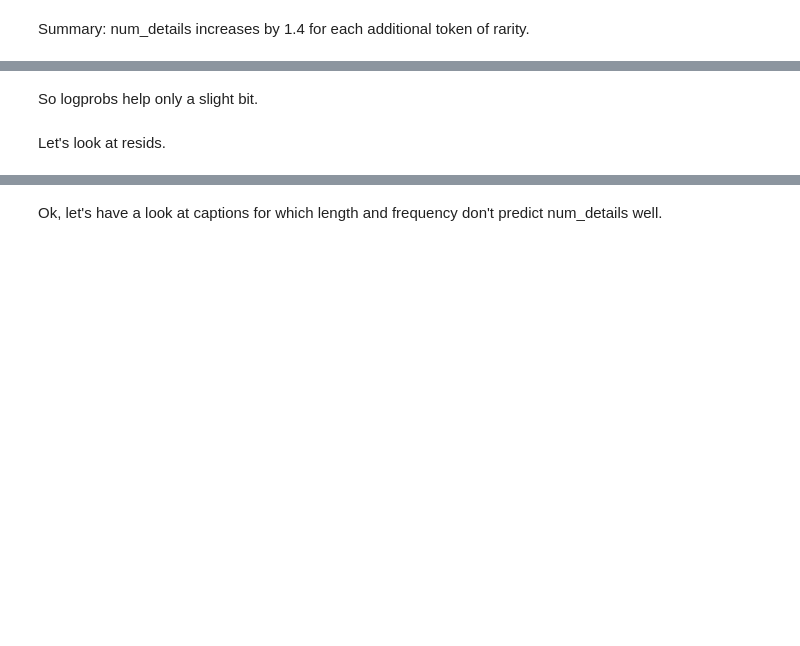
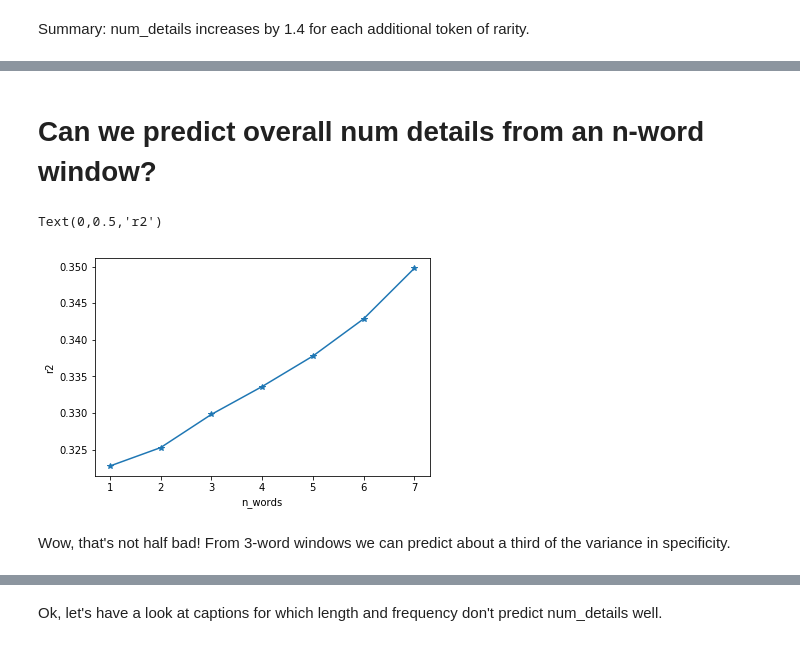
Before and after one commit to kcarnold/textrec, a Jupyter notebook: notebooks/Predict Specificity.ipynb, the cells around one changed output, grey strips where cells are left out. Drawn from its saved outputs; the diff is of its cells as text; code cells hidden in the pictures; blank space fills up the shorter version.

```diff
--- a/notebooks/Predict Specificity.ipynb
+++ b/notebooks/Predict Specificity.ipynb
@@ -168,7 +141,0 @@ memory usage: 18.5+ KB
-# %%
-cols = 'num_tokens mean_logprob_uncond total_logprob_uncond'.split()
-ds = dataset[['image_id'] + cols]
-ds_dummies = pd.get_dummies(ds, columns=['image_id'])
-model = (
-    LinearRegression()
-    .fit(ds_dummies, dataset['num_details']))
@@ -599,4 +266,2 @@ OLS Regression Results
-# %% [markdown]
-So logprobs help only a slight bit.
-# %% [markdown]
-Let's look at resids.
+# %% [markdown]
+# Can we predict overall num details from an n-word window?
@@ -602,0 +274,38 @@ Let's look at resids.
+# %%
+def extract_windows(dataset, n_words):
+    windows = []
+    for row, datum in dataset.iterrows():
+        words = wordfreq.tokenize(datum.text, 'en')
+        freqs = [wordfreq.zipf_frequency(word, 'en') for word in words]
+        for i in range(n_words, len(words)):
+            window = words[i - n_words:i]
+            window_freqs = freqs[i - n_words:i]
+            assert len(window) == n_words
+
+            windows.append(dict(
+                thash=hash(datum.text),
+                words=' '.join(window),
+                image_id=datum.image_id,
+                mean_freq=np.mean(window_freqs),
+                min_freq=np.min(window_freqs),
+                num_details=datum.num_details
+                ))
+    return pd.DataFrame(windows, columns=list(windows[0].keys())) # get the columns in the right order
+
+window_models = {}
+stats = []
+for n_words in range(1, 8):
+    windows = extract_windows(dataset, n_words)
+    model = smf.ols('num_details ~ C(image_id) + mean_freq', data=windows).fit()
+    stats.append(dict(n_words=n_words, r2=model.rsquared))
+    window_models[n_words] = model
+stats = pd.DataFrame(stats)
+# %%
+plt.plot(stats.n_words, stats.r2, '-*')
+plt.xlabel('n_words')
+plt.ylabel('r2')
+# %% [output]
+Text(0,0.5,'r2')
+[figure, added]
+# %% [markdown]
+Wow, that's not half bad! From 3-word windows we can predict about a third of the variance in specificity.
```
Also changed, not shown: parts of 157 cells of this notebook, 2 other files.
